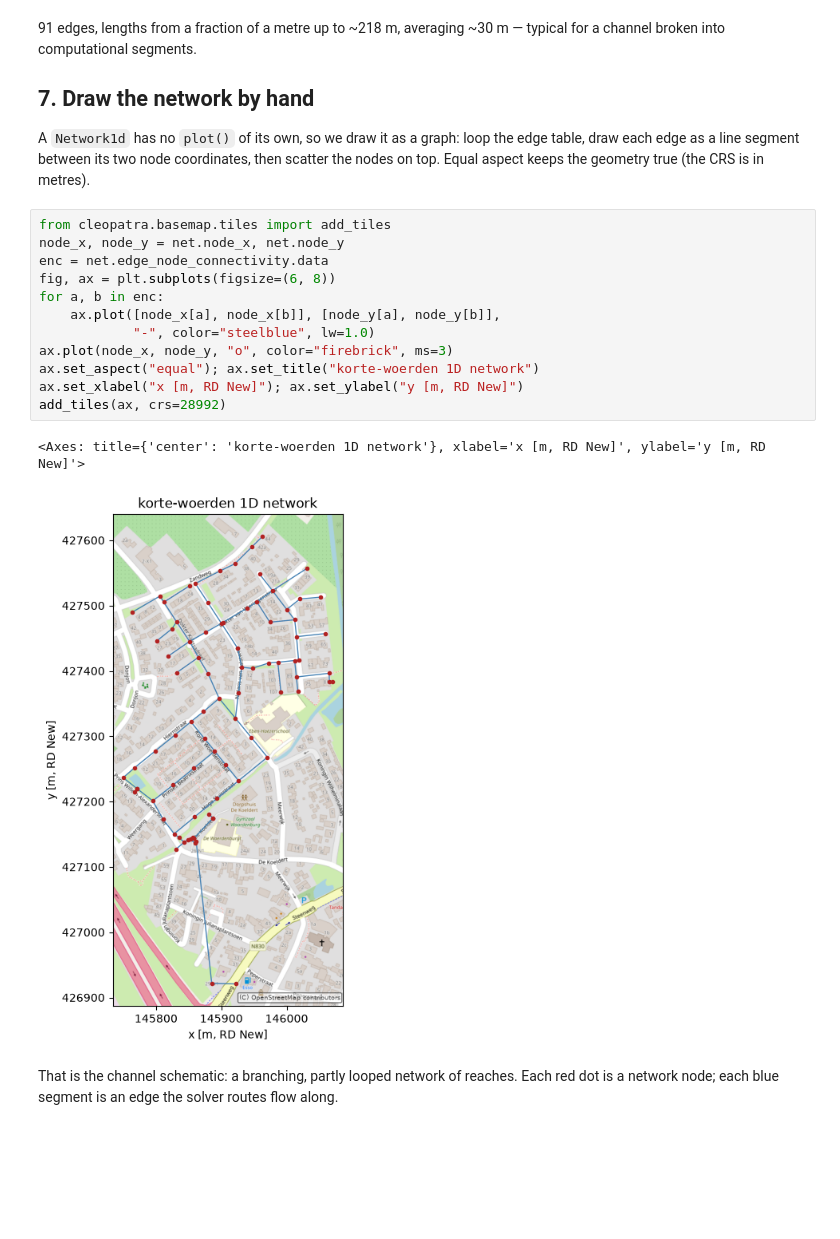
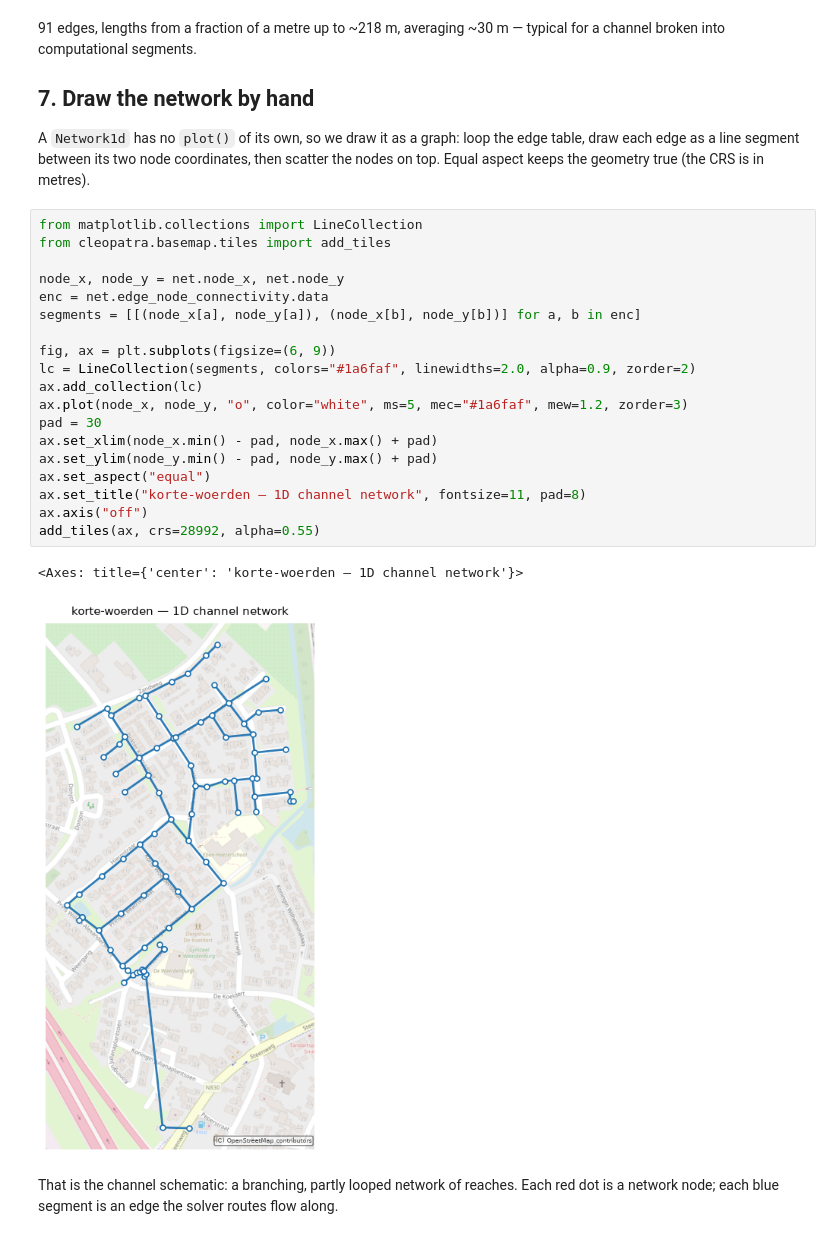
Before and after one commit to serapeum-org/pyramids-mesh, a Jupyter notebook: docs/examples/deltares1d.ipynb, the cells around one changed output. Cells and saved outputs as stored; diff of their text form; blank space fills up the shorter version.

Commit message:
docs(deltares1d): improve network plot styling with LineCollection and channel aesthetics

```diff
--- a/docs/examples/deltares1d.ipynb
+++ b/docs/examples/deltares1d.ipynb
@@ -88,20 +88,27 @@ pd.Series(L).describe().round(2).to_frame("edge_length_m")
 
 A `Network1d` has no `plot()` of its own, so we draw it as a graph: loop the edge table, draw each edge as a line segment between its two node coordinates, then scatter the nodes on top. Equal aspect keeps the geometry true (the CRS is in metres).
 # %%
+from matplotlib.collections import LineCollection
 from cleopatra.basemap.tiles import add_tiles
+
 node_x, node_y = net.node_x, net.node_y
 enc = net.edge_node_connectivity.data
-fig, ax = plt.subplots(figsize=(6, 8))
-for a, b in enc:
-    ax.plot([node_x[a], node_x[b]], [node_y[a], node_y[b]],
-            "-", color="steelblue", lw=1.0)
-ax.plot(node_x, node_y, "o", color="firebrick", ms=3)
-ax.set_aspect("equal"); ax.set_title("korte-woerden 1D network")
-ax.set_xlabel("x [m, RD New]"); ax.set_ylabel("y [m, RD New]")
-add_tiles(ax, crs=28992)
+segments = [[(node_x[a], node_y[a]), (node_x[b], node_y[b])] for a, b in enc]
+
+fig, ax = plt.subplots(figsize=(6, 9))
+lc = LineCollection(segments, colors="#1a6faf", linewidths=2.0, alpha=0.9, zorder=2)
+ax.add_collection(lc)
+ax.plot(node_x, node_y, "o", color="white", ms=5, mec="#1a6faf", mew=1.2, zorder=3)
+pad = 30
+ax.set_xlim(node_x.min() - pad, node_x.max() + pad)
+ax.set_ylim(node_y.min() - pad, node_y.max() + pad)
+ax.set_aspect("equal")
+ax.set_title("korte-woerden — 1D channel network", fontsize=11, pad=8)
+ax.axis("off")
+add_tiles(ax, crs=28992, alpha=0.55)
 # %% [output]
-<Axes: title={'center': 'korte-woerden 1D network'}, xlabel='x [m, RD New]', ylabel='y [m, RD New]'>
+<Axes: title={'center': 'korte-woerden — 1D channel network'}>
-[figure, old version]
+[figure, new version]
 # %% [markdown]
 That is the channel schematic: a branching, partly looped network of reaches. Each red dot is a network node; each blue segment is an edge the solver routes flow along.
 # %% [markdown]
```
